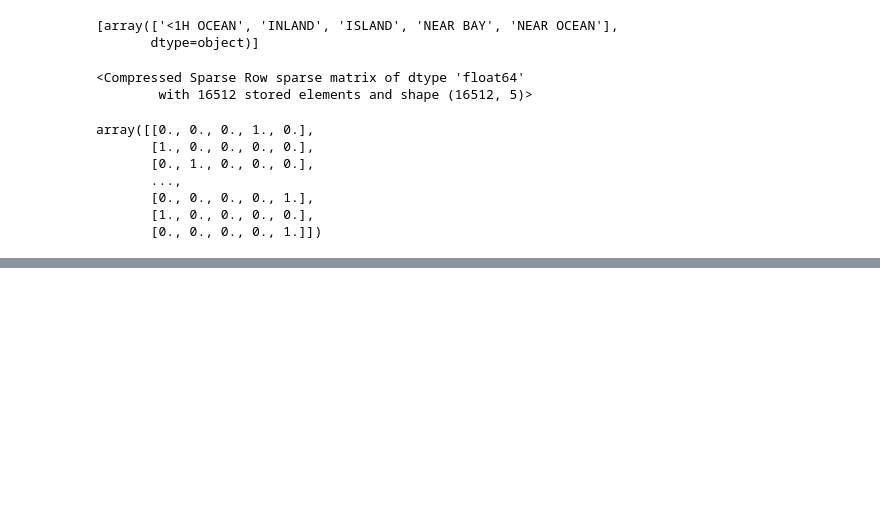
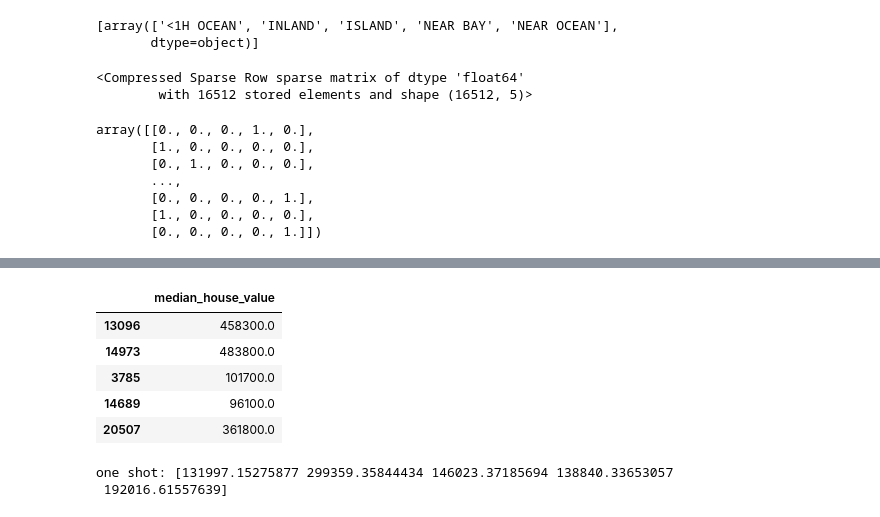
Before and after one commit to seshouan/Hands_on_ML, a Jupyter notebook: code.ipynb, the cells around one changed output, grey strips where cells are left out. Saved outputs shown, nothing was run; the diff lists cells and outputs as text; code cells hidden in the pictures; blank space fills up the shorter version.

```diff
--- a/code.ipynb
+++ b/code.ipynb
@@ -432,0 +510,21 @@ array([[0., 0., 0., 1., 0.],
+# %%
+# compare the predictions with the actual values; the predictions are off, though they reflect some relevant magnitudes
+housing_labels.to_frame().iloc[:5]
+# %% [output]
+|  | median_house_value |
+| 13096 | 458300.0 |
+| 14973 | 483800.0 |
+| 3785 | 101700.0 |
+| 14689 | 96100.0 |
+| 20507 | 361800.0 |
+# %%
+# scale the labels as part of the fitting of the model
+from sklearn.compose import TransformedTargetRegressor
+
+model = TransformedTargetRegressor(LinearRegression(), transformer=StandardScaler())
+model.fit(housing[['median_income']], housing_labels)
+predictions = model.predict(some_new_data)
+print(f'one shot: {predictions}')
+# %% [output]
+one shot: [131997.15275877 299359.35844434 146023.37185694 138840.33653057
+ 192016.61557639]
```
Also changed, not shown: parts of 13 cells of this notebook.
